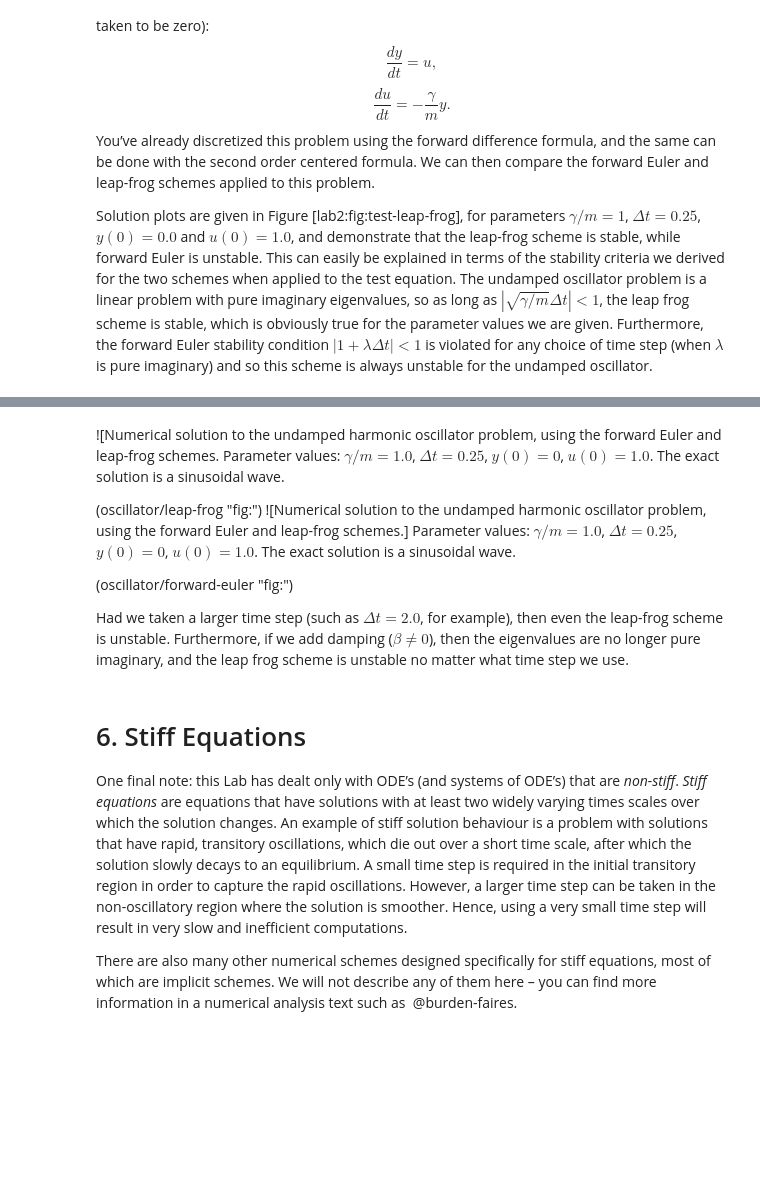
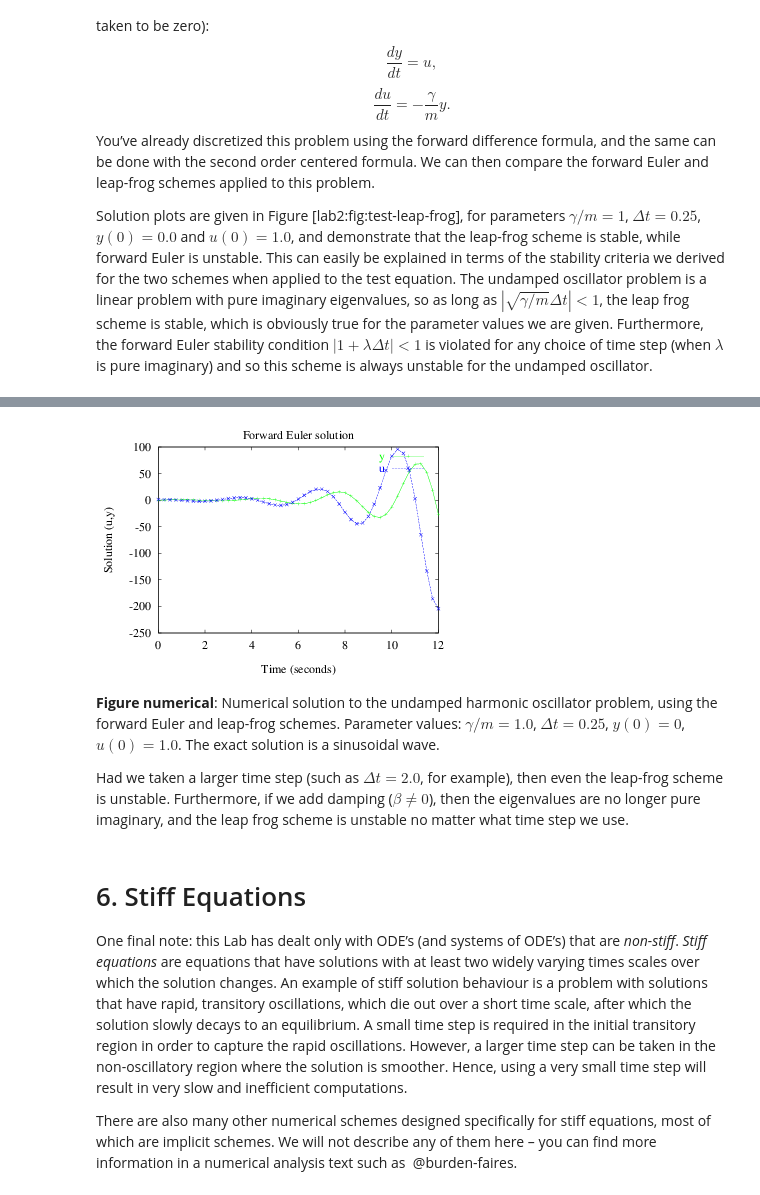
Before and after one commit to tjarnikova/numeric, a Jupyter notebook: lab2/lab2.ipynb, the cells around one changed output, grey strips where cells are left out. Drawn from its saved outputs; the diff is of its cells as text; code cells hidden in the pictures; blank space fills up the shorter version.

```diff
--- a/lab2/lab2.ipynb
+++ b/lab2/lab2.ipynb
@@ -694,18 +781,12 @@ oscillator.
+# %%
+Image(filename='oscillator/forward-euler.png',width='70%')
+# %% [output]
+[figure, added]
 # %% [markdown]
-![Numerical solution to the undamped harmonic oscillator problem, using
+**Figure numerical**: Numerical solution to the undamped harmonic oscillator problem, using
 the forward Euler and leap-frog schemes. Parameter values:
 $\gamma / m=1.0$, $\Delta t=0.25$, $y(0)=0$, $u(0)=1.0$. The exact
 solution is a sinusoidal wave.
-
-<span
-data-label="lab2:fig:test-leap-frog"></span>(oscillator/leap-frog "fig:")
-![Numerical solution to the undamped harmonic oscillator problem, using
-the forward Euler and leap-frog schemes.] Parameter values:
-$\gamma/m=1.0$, $\Delta t=0.25$, $y(0)=0$, $u(0)=1.0$. The exact
-solution is a sinusoidal wave.
-
-<span
-data-label="lab2:fig:test-leap-frog"></span>(oscillator/forward-euler "fig:")
 
 Had we taken a larger time step (such as $\Delta t=2.0$, for example),
 then even the leap-frog scheme is unstable. Furthermore, if we add
```
Also changed, not shown: parts of 18 cells of this notebook, 3 other files.
